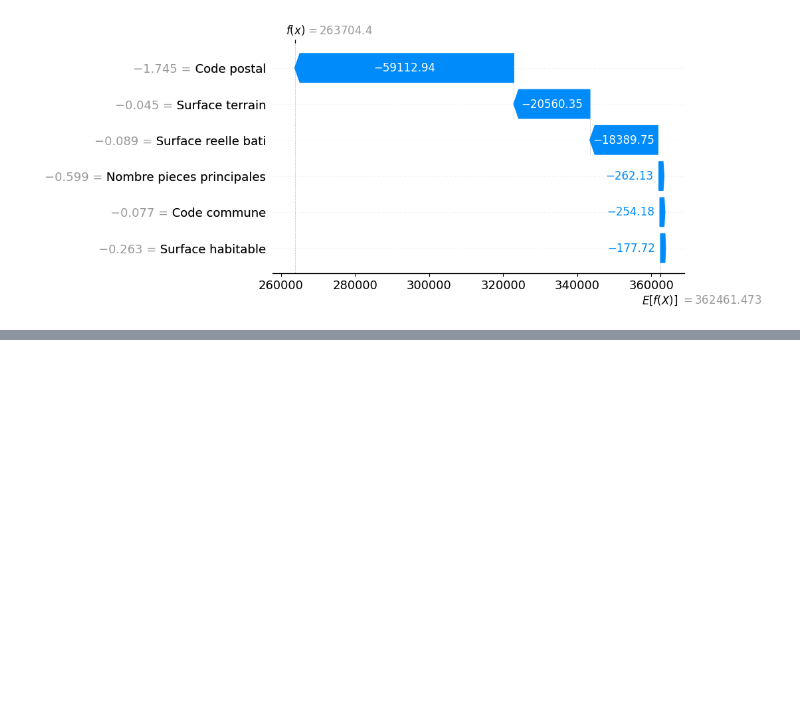
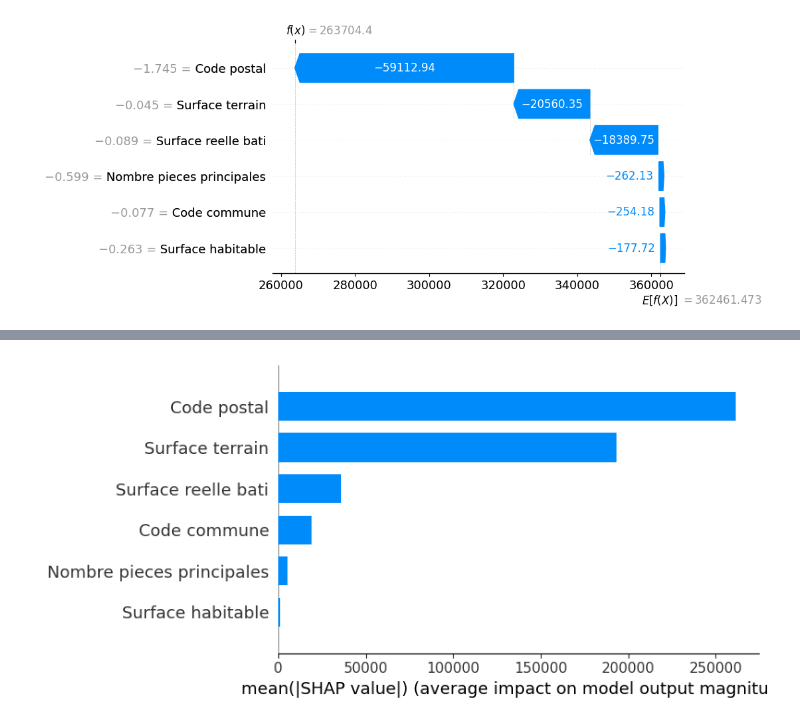
Before and after one commit to VestiC1/Projet-immo, a Jupyter notebook: notebooks/model-shap.ipynb, the cells around one changed output, grey strips where cells are left out. Saved outputs shown, nothing was run; the diff lists cells and outputs as text; code cells hidden in the pictures; blank space fills up the shorter version.

```diff
--- a/notebooks/model-shap.ipynb
+++ b/notebooks/model-shap.ipynb
@@ -76,0 +113,5 @@ corr.style.background_gradient(cmap='coolwarm')
+# %%
+# Feature importance plot
+shap.summary_plot(shap_values, X_test_scaled_rf, feature_names=X.columns, plot_type="bar")
+# %% [output]
+[figure, added]
```
Also changed, not shown: parts of 31 cells of this notebook.
